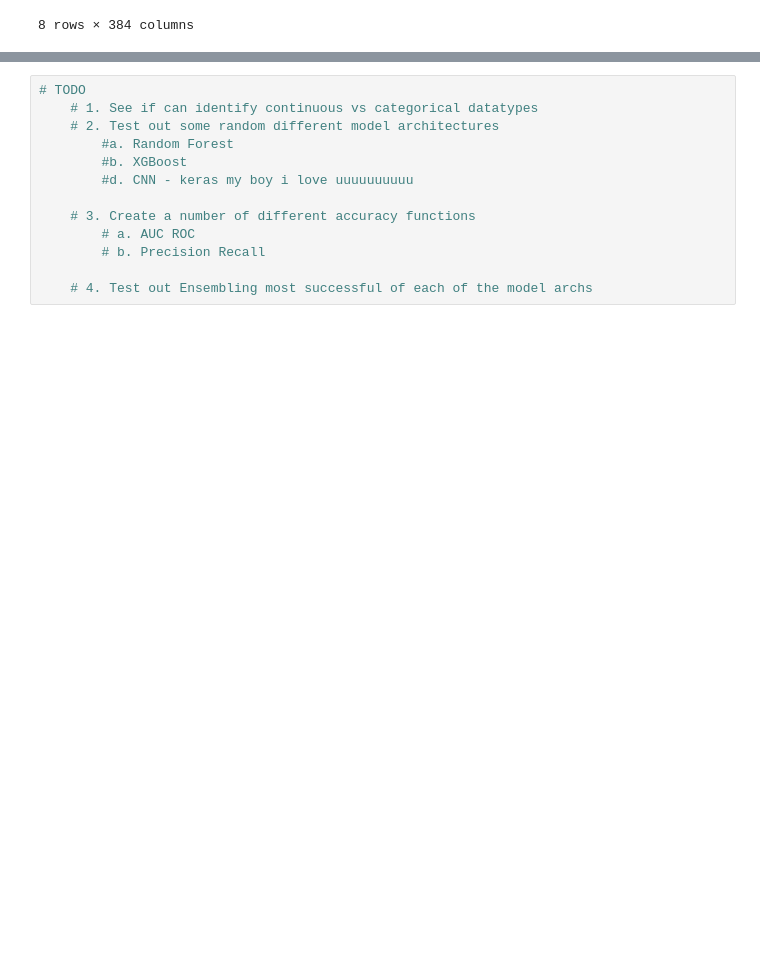
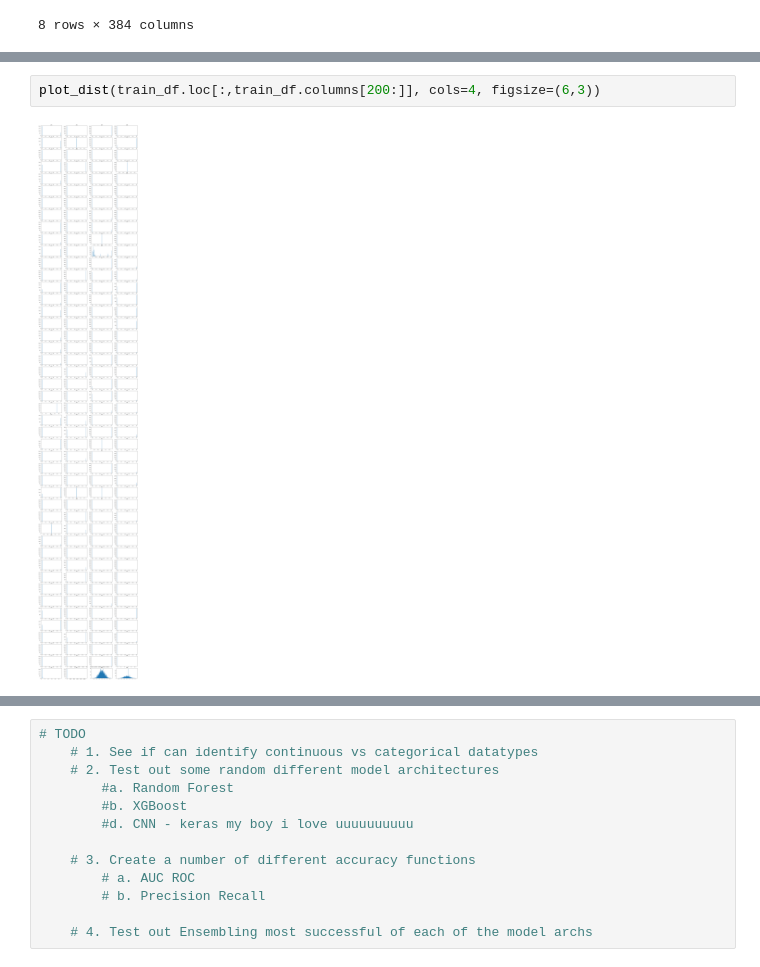
Before and after one commit to JacksonPaull/ee_460j_dslab, a Jupyter notebook: KaggleCompetition/EDA.ipynb, the cells around one changed output, grey strips where cells are left out. Saved outputs shown, nothing was run; the diff lists cells and outputs as text; blank space fills up the shorter version.

```diff
--- a/KaggleCompetition/EDA.ipynb
+++ b/KaggleCompetition/EDA.ipynb
@@ -47,0 +52,4 @@ plot_dist(train_df)
+# %%
+plot_dist(train_df.loc[:,train_df.columns[200:]], cols=4, figsize=(6,3))
+# %% [output]
+[figure, added]
```
Also changed, not shown: parts of 12 cells of this notebook.
